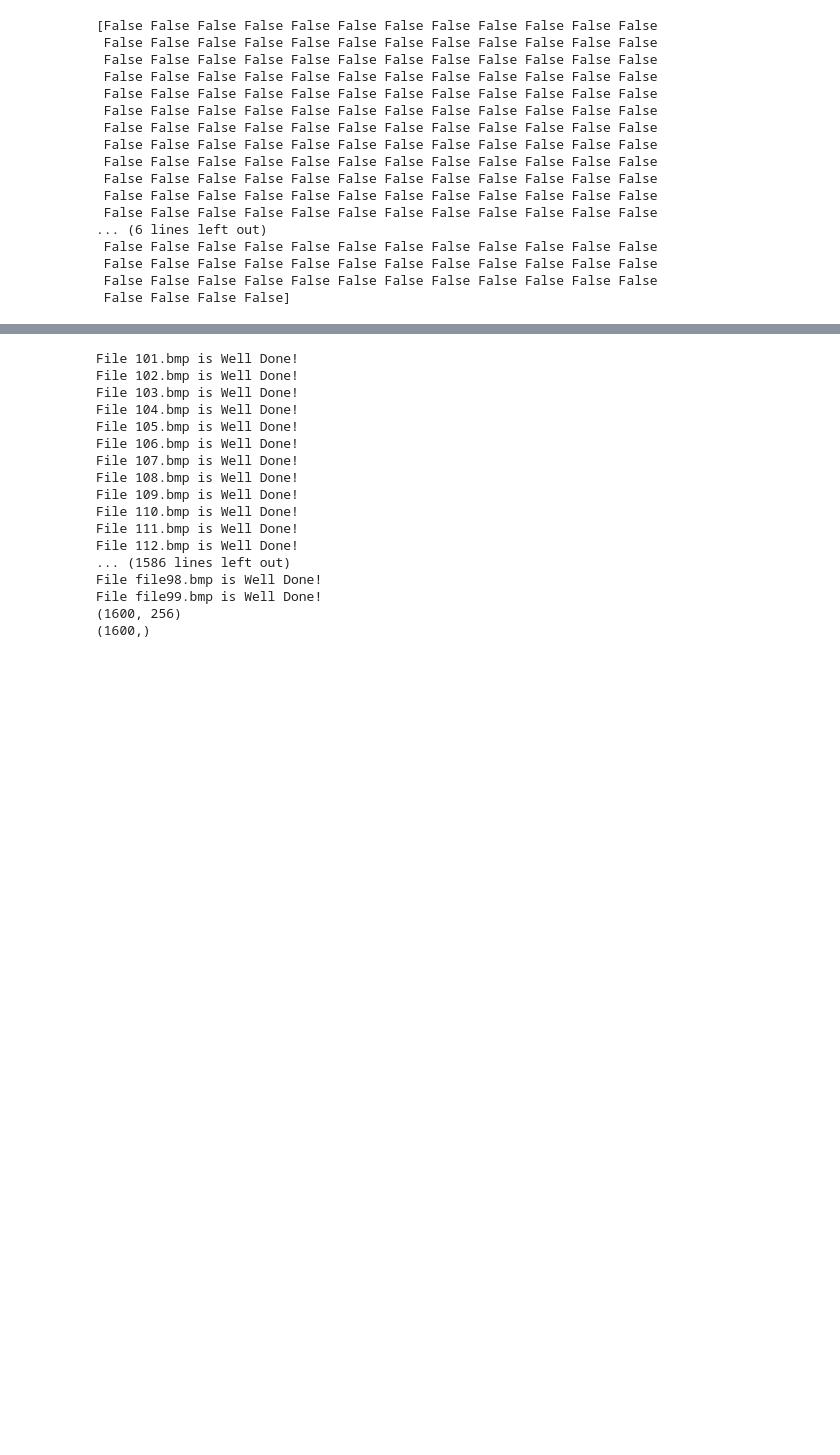
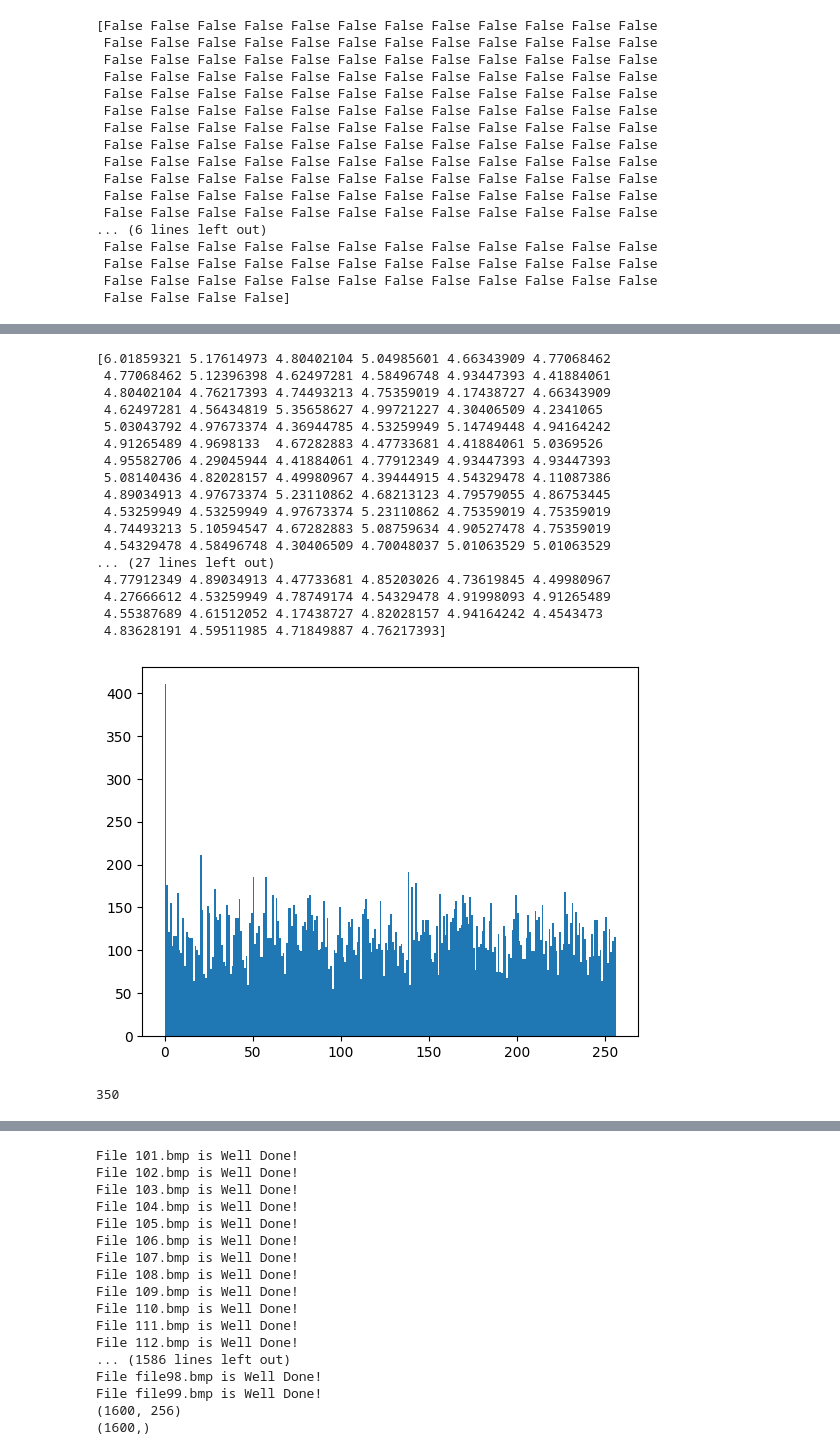
Before and after one commit to JH64777/ByteSightProject, a Jupyter notebook: AI_server/AI/TailSteganalysis.ipynb, the cells around one changed output, grey strips where cells are left out. Cells and saved outputs as stored; diff of their text form; code cells hidden in the pictures; blank space fills up the shorter version.

```diff
--- a/AI/TailSteganalysis.ipynb
+++ b/AI_server/AI/TailSteganalysis.ipynb
@@ -147,0 +144,30 @@ with open("./StegoData_bmp/Train/stego/file0.bmp", 'rb') as f:
+# %%
+with open("E:/pythonStegano/AI_workbench/newStegoData/Train/plain/flickr_dog_000002.jpg", 'rb') as f:
+    hdata2 = list(f.read())
+    counts2, length2, patches2 = plt.hist(hdata2, bins=256, range=(0, 256))
+    data = np.log1p(counts2)
+    print(data)
+# %% [output]
+[6.01859321 5.17614973 4.80402104 5.04985601 4.66343909 4.77068462
+ 4.77068462 5.12396398 4.62497281 4.58496748 4.93447393 4.41884061
+ 4.80402104 4.76217393 4.74493213 4.75359019 4.17438727 4.66343909
+ 4.62497281 4.56434819 5.35658627 4.99721227 4.30406509 4.2341065
+ 5.03043792 4.97673374 4.36944785 4.53259949 5.14749448 4.94164242
+ 4.91265489 4.9698133  4.67282883 4.47733681 4.41884061 5.0369526
+ 4.95582706 4.29045944 4.41884061 4.77912349 4.93447393 4.93447393
+ 5.08140436 4.82028157 4.49980967 4.39444915 4.54329478 4.11087386
+ 4.89034913 4.97673374 5.23110862 4.68213123 4.79579055 4.86753445
+ 4.53259949 4.53259949 4.97673374 5.23110862 4.75359019 4.75359019
+ 4.74493213 5.10594547 4.67282883 5.08759634 4.90527478 4.75359019
+ 4.54329478 4.58496748 4.30406509 4.70048037 5.01063529 5.01063529
+... (27 lines left out)
+ 4.77912349 4.89034913 4.47733681 4.85203026 4.73619845 4.49980967
+ 4.27666612 4.53259949 4.78749174 4.54329478 4.91998093 4.91265489
+ 4.55387689 4.61512052 4.17438727 4.82028157 4.94164242 4.4543473
+ 4.83628191 4.59511985 4.71849887 4.76217393]
+[figure, added]
+# %%
+files = os.listdir("E:/pythonStegano/AI_workbench/finalData/Train/plain")
+print(len(files))
+# %% [output]
+350
```
Also changed, not shown: parts of 23 cells of this notebook, 30 other files.
